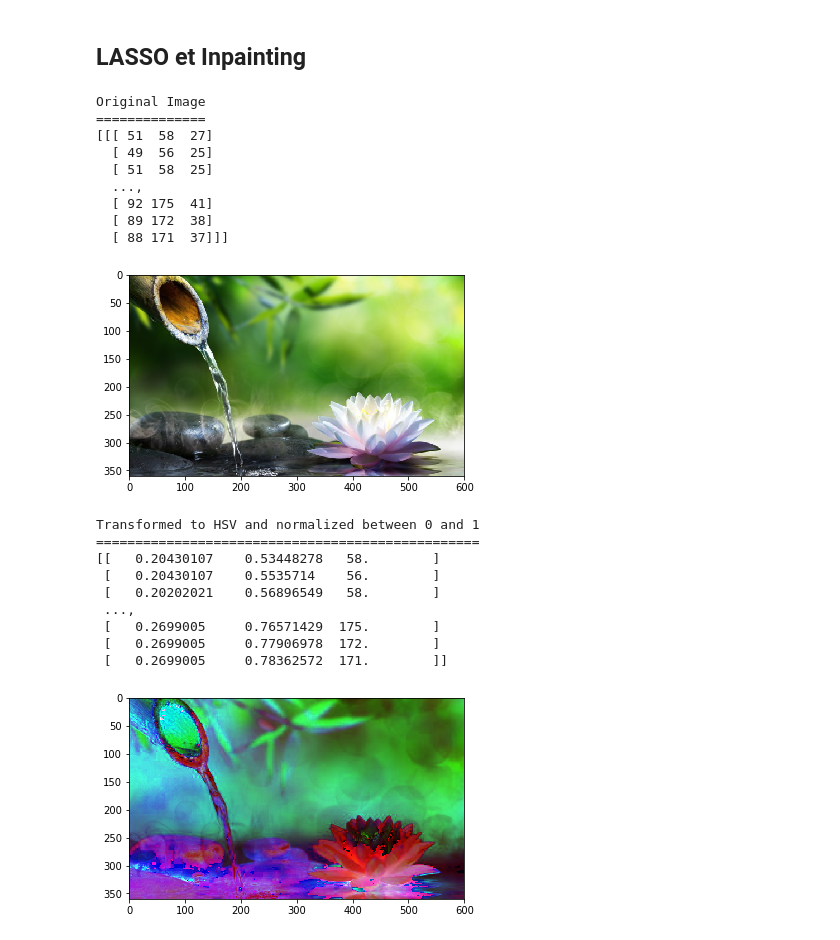
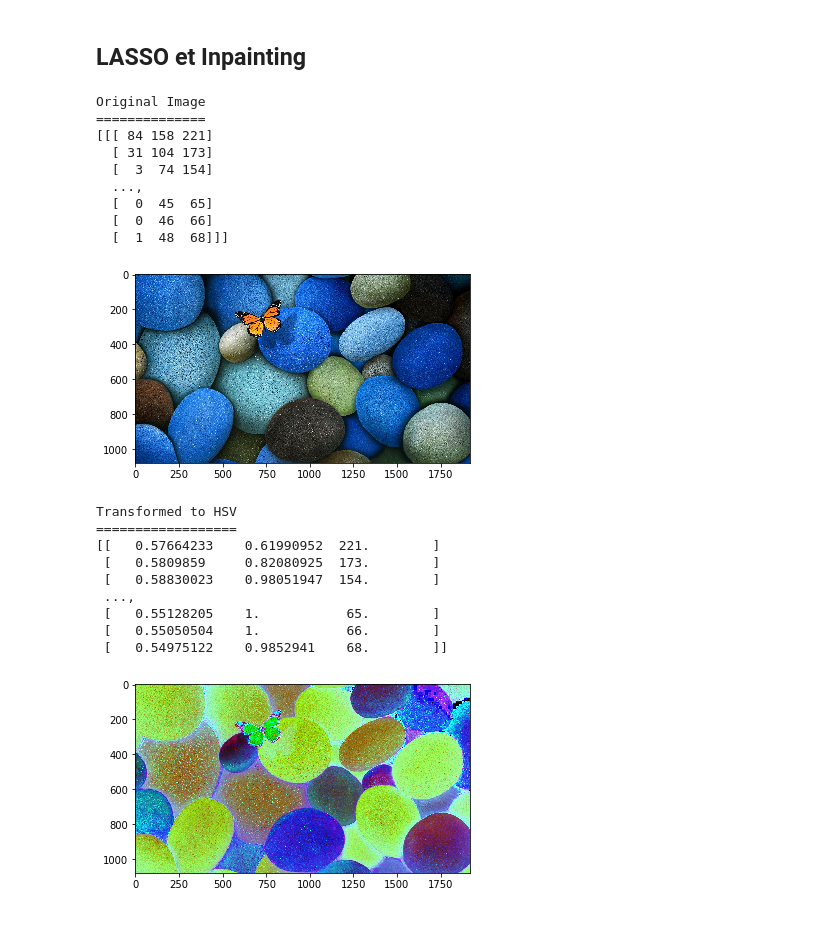
Before and after one commit to ATidiane/ARF, a Jupyter notebook: InpaintingProject/inpainting.ipynb, the cells around one changed output. Drawn from its saved outputs; the diff is of its cells as text; code cells hidden in the pictures.

```diff
--- a/InpaintingProject/inpainting.ipynb
+++ b/InpaintingProject/inpainting.ipynb
@@ -253,7 +253,7 @@ Score de bonne classification :
 ## LASSO et Inpainting
 # %%
 def normalize(im, a, b):
-    """ Normalize the matrix between 0 and 1"""
+    """ Normalize the matrix between 0 and 1 """
 
     lmin = float(im.min())
     lmax = float(im.max())
@@ -261,9 +261,7 @@ def normalize(im, a, b):
     return a + ((im - lmin) * (b - a)/(lmax - lmin))
 
 def read_im(fn):
-    """ Read an image and transform it to HSV, then normalize it
-        between two values, in occurence 0 and 1.
-    """
+    """ Read an image and transform it to HSV """
 
     im = plt.imread(fn)
     print("Original Image\n==============")
@@ -271,41 +269,46 @@ def read_im(fn):
     print(im[:1])
     return rgb_to_hsv(im[:,:,:3])
 
-def show_im(matrix):
-    """ Plot the matrix """
+def show_im(im):
+    """ Plot the image """
 
     plt.figure()
-    plt.imshow(matrix)
+    plt.imshow(im)
 
-def transform_to_2D(matrix):
+def transform_to_2D(im):
     """ Transform matrix 3D to 2D by """
-    pass
+
+    return np.array([np.ravel(im[i]) for i in range(im.shape[0])])
+
+def get_patch(i, j, h, im):
+    """ Return a patch given i and j coordonate and the height h """
+
+    return im[int(i - (h/2)) : int(i + (h/2)), int(j - (3 * h/2)) : int(j + (3 * h/2))]
 # %%
-im = read_im("Images/water_flower.jpg")
+im = read_im("Images/papillon.jpg")
 # %% [output]
 Original Image
 ==============
-[[[ 51  58  27]
-  [ 49  56  25]
-  [ 51  58  25]
+[[[ 84 158 221]
+  [ 31 104 173]
+  [  3  74 154]
   ...,
-  [ 92 175  41]
-  [ 89 172  38]
-  [ 88 171  37]]]
+  [  0  45  65]
+  [  0  46  66]
+  [  1  48  68]]]
-[figure, old version]
+[figure, new version]
 # %%
-print("Transformed to HSV and normalized between 0 and 1\n"
-        "=================================================")
+print("Transformed to HSV\n==================")
 print(im[0])
 show_im(im)
 # %% [output]
-Transformed to HSV and normalized between 0 and 1
-=================================================
-[[   0.20430107    0.53448278   58.        ]
- [   0.20430107    0.5535714    56.        ]
- [   0.20202021    0.56896549   58.        ]
+Transformed to HSV
+==================
+[[   0.57664233    0.61990952  221.        ]
+ [   0.5809859     0.82080925  173.        ]
+ [   0.58830023    0.98051947  154.        ]
  ...,
- [   0.2699005     0.76571429  175.        ]
- [   0.2699005     0.77906978  172.        ]
- [   0.2699005     0.78362572  171.        ]]
+ [   0.55128205    1.           65.        ]
+ [   0.55050504    1.           66.        ]
+ [   0.54975122    0.9852941    68.        ]]
-[figure, old version]
+[figure, new version]
```
Also changed, not shown: parts of 5 cells of this notebook.
